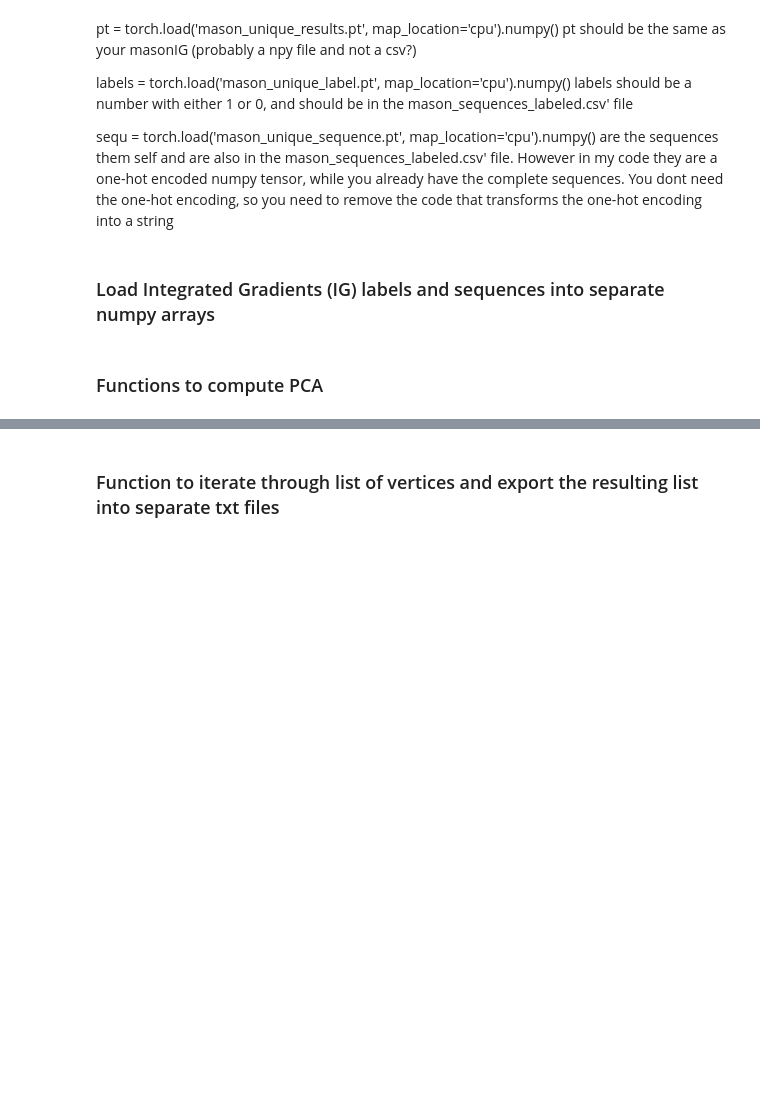
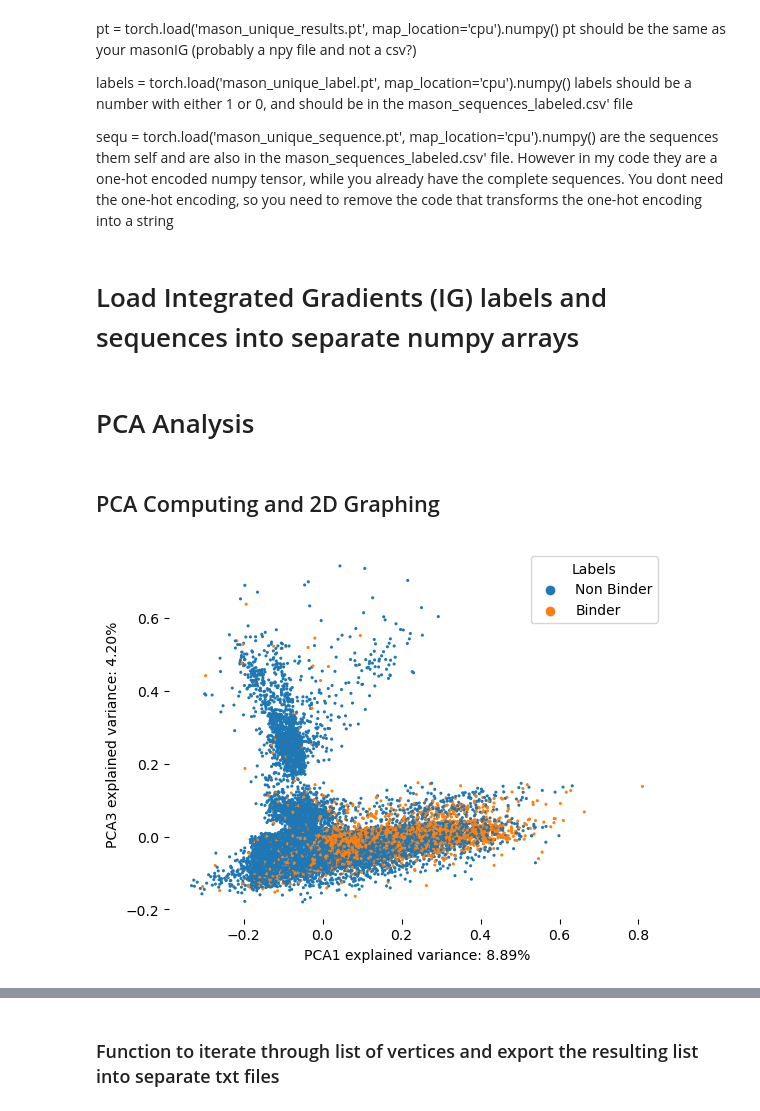
Before and after one commit to Idaviet/thesis_main, a Jupyter notebook: pca.ipynb, the cells around one changed output, grey strips where cells are left out. Saved outputs shown, nothing was run; the diff lists cells and outputs as text; code cells hidden in the pictures; blank space fills up the shorter version.

```diff
--- a/pca.ipynb
+++ b/pca.ipynb
@@ -30,7 +30,7 @@ from sklearn.decomposition import PCA
 import seaborn as sns
 #import logomaker #only to make a logo graph
 # %% [markdown]
-### Load Integrated Gradients (IG) labels and sequences into separate numpy arrays
+# Load Integrated Gradients (IG) labels and sequences into separate numpy arrays
 # %%
 ### Load data from numpy files
 ###Takes IG data from xyzIG.npy file and seq + label data from xyz_sequences_label.csv file
@@ -49,11 +49,11 @@ labels = np.array(labels)
 
 sequ = labeled_seq_data.iloc[:,0].to_numpy()
 sequ = np.array(sequ)
+# %% [markdown]
+# PCA Analysis
 # %% [markdown]
-### Functions to compute PCA
+## PCA Computing and 2D Graphing
 # %%
-
-
 def compute_pca(pc_no):
     '''
     Computes PCA based on number of principle components provided
@@ -68,7 +68,7 @@ def pca_transformation(pt, pca, pc1, pc2):
     return pca_transf
 
 
-def graph_pca(pt, labels, sequ, pc1, pc2, pca):
+def graph_pca(pt, labels, sequ, pc1, pc2, pca, show_points = None):
     '''
     Graphs PCA using IG, label and sequence numpy arrays based on selected principle components and the resulting
     PCA transformation from the pca_transform function.
@@ -84,6 +84,12 @@ def graph_pca(pt, labels, sequ, pc1, pc2, pca):
 
     X = pd.DataFrame(pca_transf, columns = [x_axes, y_axes])
     X['Labels'] = pd.DataFrame(labels, columns=['Labels'])['Labels'].apply(lambda x: 'Binder' if x > 0.5 else 'Non Binder')
+
+    if show_points == 'binders':
+        X = X[X['Labels'] == 'Binder']
+
+    elif show_points == 'non binders':
+        X = X[X['Labels'] == 'Binder']
 
     #plt.figure(figsize = (20,15))
 
@@ -101,7 +107,7 @@ def graph_pca(pt, labels, sequ, pc1, pc2, pca):
     return binders, nonbinders, X
 
 
-def compute_and_graph_pca(pt, labels, sequ, pc1, pc2):
+def compute_and_graph_pca(pt, labels, sequ, pc1, pc2, show_binders= None):
     '''
     Performs all computation steps of the PCA analysis according to the set principle components using the
     IG, labels and sequence data
@@ -110,12 +116,12 @@ def compute_and_graph_pca(pt, labels, sequ, pc1, pc2):
     pca = compute_pca(pc2)
     pca_transformat = pca_transformation(pt, pca, pc1, pc2)
 
-    binders_and_nonbinders = graph_pca(pt, labels, sequ, pc1, pc2, pca)
+    binders_and_nonbinders = graph_pca(pt, labels, sequ, pc1, pc2, pca, show_binders)
     return binders_and_nonbinders
 
 
 
-def show_all_pc_combos(pt, labels, sequ, pc_no):
+def show_all_pc_combos(pt, labels, sequ, pc_no, show_binders=None):
     '''
     Computes and graphs all possible principle component combinations for the set pc number based on IG, label,
     sequence.
@@ -129,9 +135,12 @@ def show_all_pc_combos(pt, labels, sequ, pc_no):
         for j in range (1, pc_no+1):
             if i !=j and (i,j) not in combos and (j,i) not in combos:
                 combos.append((i,j))
-                compute_and_graph_pca(pt, labels, sequ, i, j)
+                compute_and_graph_pca(pt, labels, sequ, i, j, show_binders)
 # %%
-# pca = compute_pca(10)
-# bvnb = graph_pca(pt, labels, sequ, 1, 9, pca)
+pca = compute_pca(10)
+pca_transf = pca_transformation(pt, pca, 1, 2)
+bvnb = graph_pca(pt, labels, sequ, 1, 3, pca)
 # compute_and_graph_pca(pt, labels, sequ, 2, 3)
 # show_all_pc_combos(pt, labels, sequ, 3)
+# %% [output]
+[figure, added]
```
Also changed, not shown: parts of 29 cells of this notebook.
